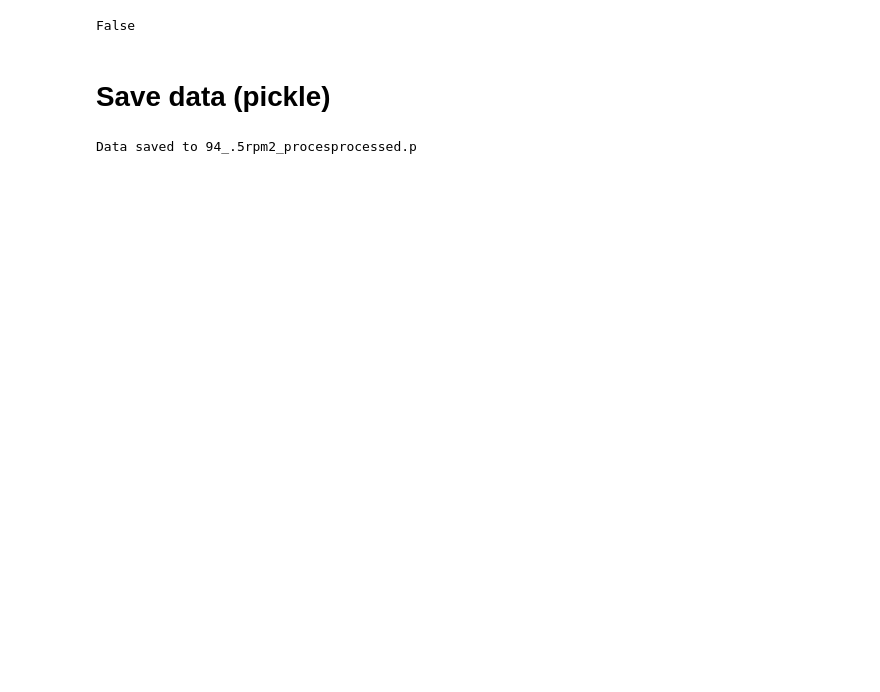
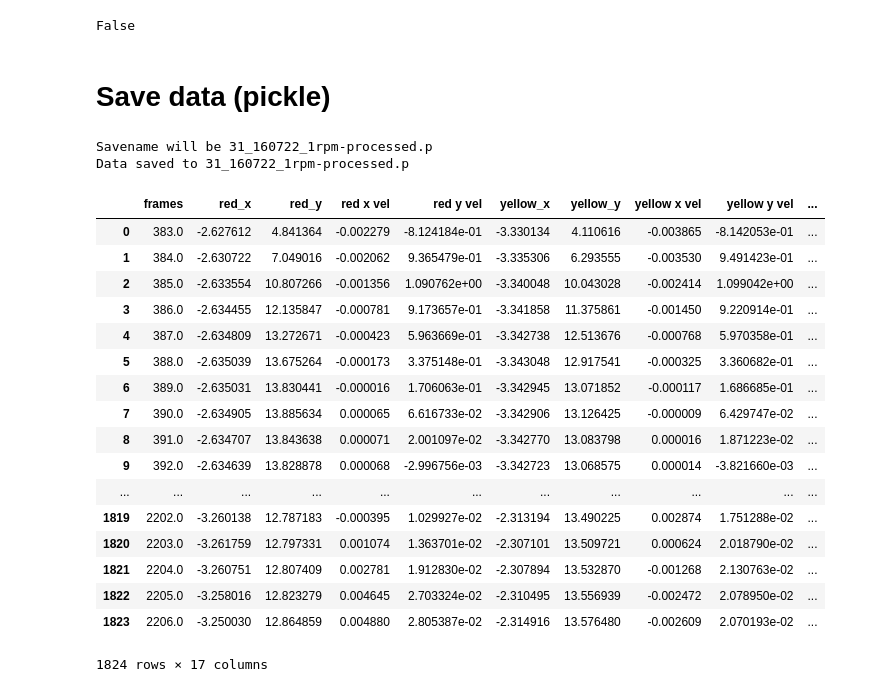
Before and after one commit to sazamore/Visuomotor-components, a Jupyter notebook: Process_data.ipynb, the cells around one changed output. Drawn from its saved outputs; the diff is of its cells as text; code cells hidden in the pictures; blank space fills up the shorter version.

```diff
--- a/Process_data.ipynb
+++ b/Process_data.ipynb
@@ -144,14 +146,14 @@ mins = peaks[1].T[0].astype(int)
 
 #locations = mins
 #TODO: fix this!
-#CW = np.where(T[mins]<410)
-#CCW = np.where(T[mins]>410)
-locations = input('Use min or max peaks? ')
-if locations.lower =='min':
-    locations = mins
-elif locations.lower == 'max':
-    locations = maxes
-#locations = list(mins[CW])+list(mins[CCW])
+CW = np.where(T[maxes]<350)
+CCW = np.where(T[maxes]>350)
+#locations = input('Use min or max peaks? ')
+#if locations.lower =='min':
+#    locations = mins
+#elif locations.lower == 'max':
+#    locations = maxes
+locations = list(maxes[CW])#+list(maxes[CCW])
 #locations
 
 #TODO: change with rotation direction
@@ -175,13 +177,13 @@ for i in range(2,len(locations)):
         elif length > 150:
             print(T[start])
             end = start+60#int(maxes[i-1])+300
-        nyst_bool[start:end]=True
         linfit = scipy.stats.linregress(T[start:end],theta_deg[start:end])
         slopes.append(linfit.slope)
-        angvel.append(np.mean(w[start:end]))
-        #if np.abs(linfit.slope/rot_speed) < 2:
-        gains.append(linfit.slope/rot_speed)
-        nyst_time.append(T[int(start)])
+        if np.abs(linfit.slope/rot_speed) < 5:
+            nyst_bool[start:end]=True
+            angvel.append(np.mean(w[start:end]))
+            gains.append(linfit.slope/rot_speed)
+            nyst_time.append(T[int(start)])
 
 mean_gain = np.nanmean(np.abs(gains))
 mean_ang_gain = np.nanmean(np.abs(angvel))/rot_speed
@@ -195,7 +197,7 @@ if not np.all(nyst_bool==False):
     for i in range(len(locations)):
         if i > 2:
             plt.plot(T[int(locations[i-1])+5],theta_deg[int(locations[i-1])+5],'g+') #start of fit region
-            plt.plot(T[int(locations[i])-4],theta_deg[int(locations[i]-4)],'r+') #end of fit region, T[int(locations[i])-4]
+            plt.plot(T[int(locations[i])-5],theta_deg[int(locations[i]-5)],'r+') #end of fit region, T[int(locations[i])-4]
     plt.xlim((T[0],T[-1]+20))
 
     plt.subplot(212)
@@ -253,5 +273,5 @@ circle = cpd.Polygon(zip(x,y))
 dt = np.linspace(0.01,44.45,800)
 
 #cpd,view_dist = cpd.calc_view_dist(yellow_mat[:,:2],vector_mag)
-cpd,view_dist = cpd.calc_view_dist(raw_mat[:,4:6],vector_mag,circle,theta,grating,dt)
+spDens,view_dist = cpd.calc_view_dist(raw_mat[:,4:6],vector_mag,circle,theta,grating,dt)
 # %% [output]
@@ -264,11 +284,12 @@ N = len(raw_mat) #number samples
 HPF_mid = butter_highpass_lfilter(mid_mag,1,25)
 
 #make window
-Nx = 64 #TODO: NFFT of sample length
+Nx = 128 #TODO: NFFT of sample length
 win = scipy.signal.get_window('hann',Nx=Nx)
+#print(np.sqrt(len(HPF_mid[100:])), np.sqrt(128))
 
 #start 50 timesteps out to get rid of onset ringing
-f_x, t_x, S_x = scipy.signal.spectrogram(HPF_mid[50:],fs,window=win,nperseg=Nx)#red_mat[:,2],fs) #x velocity
+f_x, t_x, S_x = scipy.signal.spectrogram(HPF_mid[100:],fs,window=win,nperseg=Nx)#red_mat[:,2],fs) #x velocity
 
 #plotting
 plt.figure()
@@ -332,7 +353,7 @@ False
 # Save data (pickle)
 # %%
 processed_data = np.column_stack((frames,raw_mat[:,:8],vectors[0],vectors[1],\
-                                  vector_mag,theta,view_dist,cpd,nyst_bool,hw_bool))
+                                  vector_mag,theta,view_dist,spDens,nyst_bool,hw_bool))
 
 processed_pd = pd.DataFrame(processed_data,
                       columns = ['frames','red_x','red_y','red x vel','red y vel','yellow_x',\
@@ -340,13 +361,35 @@ processed_pd = pd.DataFrame(processed_data,
                                 'vector_mag','theta','view dist','cpd','nyst_bool','hw_bool'])
 savename = filename[:len(filename)-5]+'processed.p'
 print('Savename will be {}'.format(savename))
-nameOK = input('Continue with savename? (Y/n) ')
+#nameOK = input('Continue with savename? (Y/n) ')
 
-if np.strmatch('n'):
-    savename = input('Enter savename, complete with extentsion: ')
+#if np.strmatch('n'):
+#    savename = input('Enter savename, complete with extentsion: ')
 
 processed_pd.to_pickle(savename)
 print('Data saved to {}'.format(savename))
 #processed_pd.to_pickle('94_0.5rpm1_processed.p')
 # %% [output]
-Data saved to 94_.5rpm2_procesprocessed.p
+Savename will be 31_160722_1rpm-processed.p
+Data saved to 31_160722_1rpm-processed.p
+# %%
+processed_pd
+# %% [output]
+|  | frames | red_x | red_y | red x vel | red y vel | yellow_x | yellow_y | yellow x vel | yellow y vel | ... |
+| 0 | 383.0 | -2.627612 | 4.841364 | -0.002279 | -8.124184e-01 | -3.330134 | 4.110616 | -0.003865 | -8.142053e-01 | ... |
+| 1 | 384.0 | -2.630722 | 7.049016 | -0.002062 | 9.365479e-01 | -3.335306 | 6.293555 | -0.003530 | 9.491423e-01 | ... |
+| 2 | 385.0 | -2.633554 | 10.807266 | -0.001356 | 1.090762e+00 | -3.340048 | 10.043028 | -0.002414 | 1.099042e+00 | ... |
+| 3 | 386.0 | -2.634455 | 12.135847 | -0.000781 | 9.173657e-01 | -3.341858 | 11.375861 | -0.001450 | 9.220914e-01 | ... |
+| 4 | 387.0 | -2.634809 | 13.272671 | -0.000423 | 5.963669e-01 | -3.342738 | 12.513676 | -0.000768 | 5.970358e-01 | ... |
+| 5 | 388.0 | -2.635039 | 13.675264 | -0.000173 | 3.375148e-01 | -3.343048 | 12.917541 | -0.000325 | 3.360682e-01 | ... |
+| 6 | 389.0 | -2.635031 | 13.830441 | -0.000016 | 1.706063e-01 | -3.342945 | 13.071852 | -0.000117 | 1.686685e-01 | ... |
+| 7 | 390.0 | -2.634905 | 13.885634 | 0.000065 | 6.616733e-02 | -3.342906 | 13.126425 | -0.000009 | 6.429747e-02 | ... |
+| 8 | 391.0 | -2.634707 | 13.843638 | 0.000071 | 2.001097e-02 | -3.342770 | 13.083798 | 0.000016 | 1.871223e-02 | ... |
+| 9 | 392.0 | -2.634639 | 13.828878 | 0.000068 | -2.996756e-03 | -3.342723 | 13.068575 | 0.000014 | -3.821660e-03 | ... |
+| ... | ... | ... | ... | ... | ... | ... | ... | ... | ... | ... |
+| 1819 | 2202.0 | -3.260138 | 12.787183 | -0.000395 | 1.029927e-02 | -2.313194 | 13.490225 | 0.002874 | 1.751288e-02 | ... |
+| 1820 | 2203.0 | -3.261759 | 12.797331 | 0.001074 | 1.363701e-02 | -2.307101 | 13.509721 | 0.000624 | 2.018790e-02 | ... |
+| 1821 | 2204.0 | -3.260751 | 12.807409 | 0.002781 | 1.912830e-02 | -2.307894 | 13.532870 | -0.001268 | 2.130763e-02 | ... |
+| 1822 | 2205.0 | -3.258016 | 12.823279 | 0.004645 | 2.703324e-02 | -2.310495 | 13.556939 | -0.002472 | 2.078950e-02 | ... |
+| 1823 | 2206.0 | -3.250030 | 12.864859 | 0.004880 | 2.805387e-02 | -2.314916 | 13.576480 | -0.002609 | 2.070193e-02 | ... |
+1824 rows × 17 columns
```
Also changed, not shown: parts of 11 cells of this notebook.
